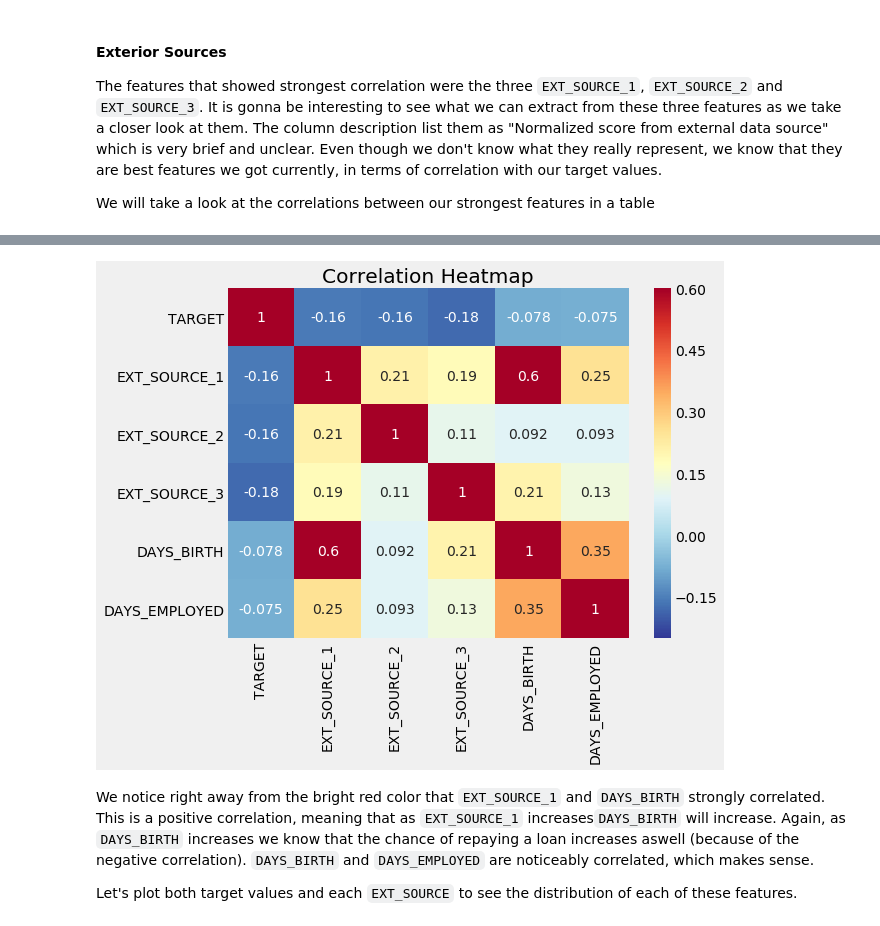
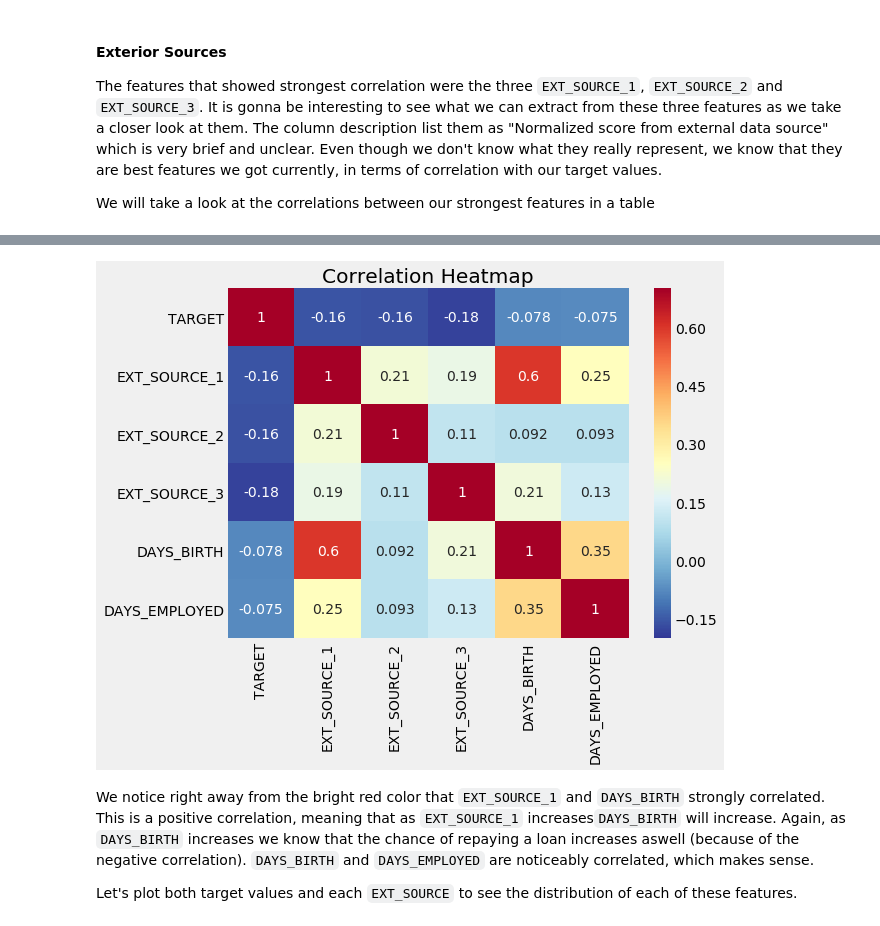
Before and after one commit to adrsolheim/notebooks, a Jupyter notebook: home-credit-default-risk/home_credit_default_risk.ipynb, the cells around one changed output, grey strips where cells are left out. Drawn from its saved outputs; the diff is of its cells as text; code cells hidden in the pictures.

````diff
--- a/home-credit-default-risk/home_credit_default_risk.ipynb
+++ b/home-credit-default-risk/home_credit_default_risk.ipynb
@@ -574,12 +601,13 @@ top_features_corrs
 # %%
 # A heatmap can present the data even clearer
 plt.figure(figsize = (8, 6))
 
 # Heatmap of correlations
-sns.heatmap(top_features_corrs, cmap = plt.cm.RdYlBu_r, vmin = -0.25, annot = True, vmax = 0.6)
+# Plots the data with annotations inside
+sns.heatmap(top_features_corrs, cmap = plt.cm.RdYlBu_r, vmin = -0.2, annot = True, vmax = .7)
 plt.title('Correlation Heatmap');
 # %% [output]
-[figure, old version]
+[figure, new version]
 # %% [markdown]
 We notice right away from the bright red color that ```EXT_SOURCE_1``` and ```DAYS_BIRTH``` strongly correlated. This is a positive correlation, meaning that as ```EXT_SOURCE_1``` increases```DAYS_BIRTH``` will increase. Again, as ```DAYS_BIRTH``` increases we know that the chance of repaying a loan increases aswell (because of the negative correlation). ```DAYS_BIRTH``` and ```DAYS_EMPLOYED``` are noticeably correlated, which makes sense.
 
````
Also changed, not shown: parts of 55 cells of this notebook.
